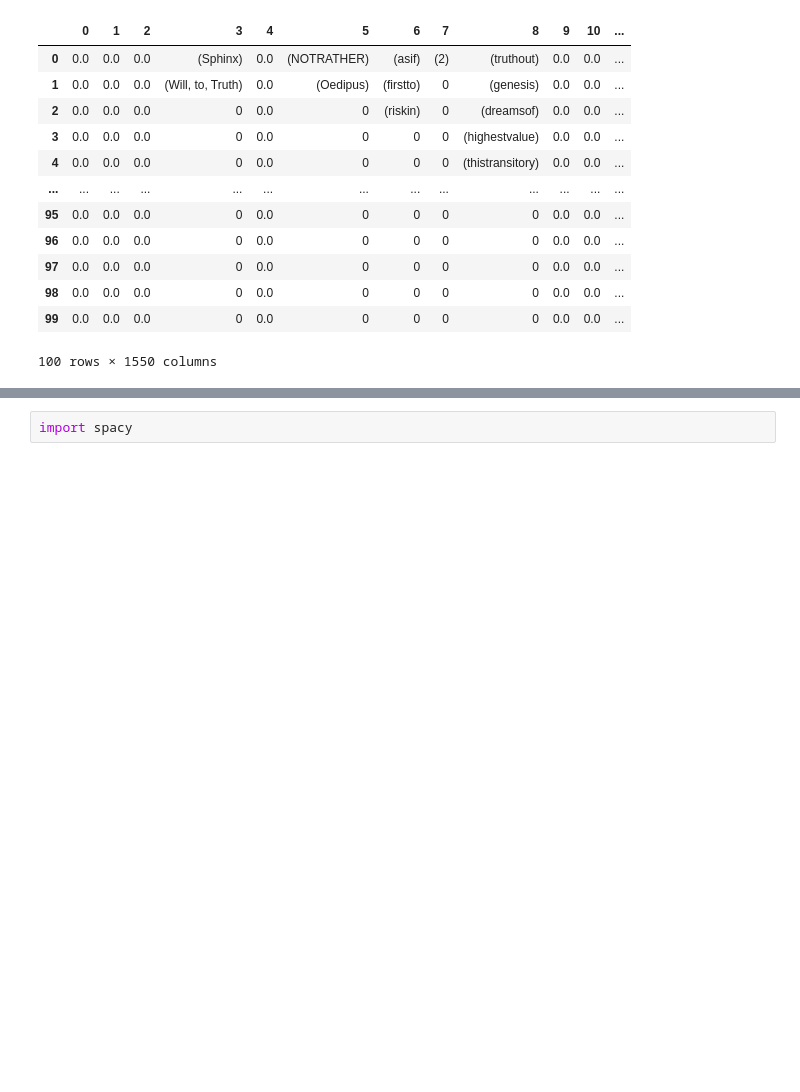
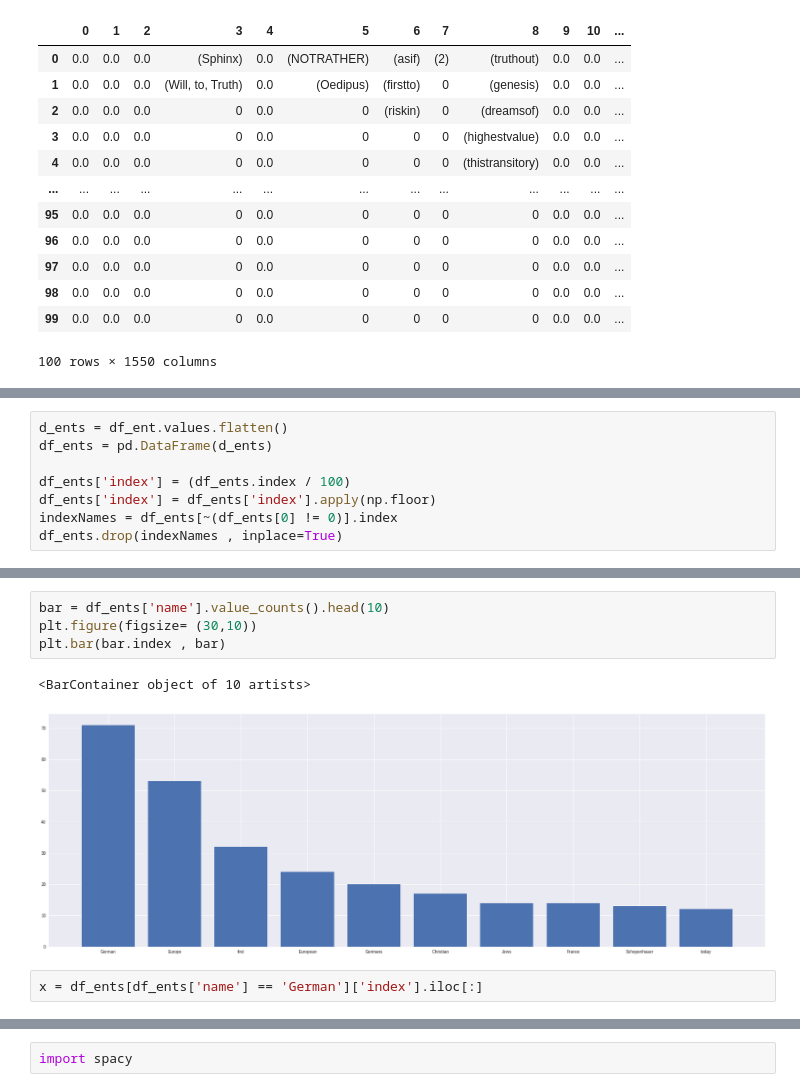
Before and after one commit to KhaldounN/Files-, a Jupyter notebook: Final_project/DSF_FINAL_PROJECT.ipynb, the cells around one changed output, grey strips where cells are left out. Saved outputs shown, nothing was run; the diff lists cells and outputs as text; blank space fills up the shorter version.

```diff
--- a/Final_project/DSF_FINAL_PROJECT.ipynb
+++ b/Final_project/DSF_FINAL_PROJECT.ipynb
@@ -159,0 +212,8 @@ df_ent
+# %%
+d_ents = df_ent.values.flatten()
+df_ents = pd.DataFrame(d_ents)
+
+df_ents['index'] = (df_ents.index / 100)
+df_ents['index'] = df_ents['index'].apply(np.floor)
+indexNames = df_ents[~(df_ents[0] != 0)].index
+df_ents.drop(indexNames , inplace=True)
@@ -159,0 +237,9 @@ df_ent
+# %%
+bar = df_ents['name'].value_counts().head(10)
+plt.figure(figsize= (30,10))
+plt.bar(bar.index , bar)
+# %% [output]
+<BarContainer object of 10 artists>
+[figure, added]
+# %%
+x = df_ents[df_ents['name'] == 'German']['index'].iloc[:]
```
Also changed, not shown: parts of 15 cells of this notebook.
